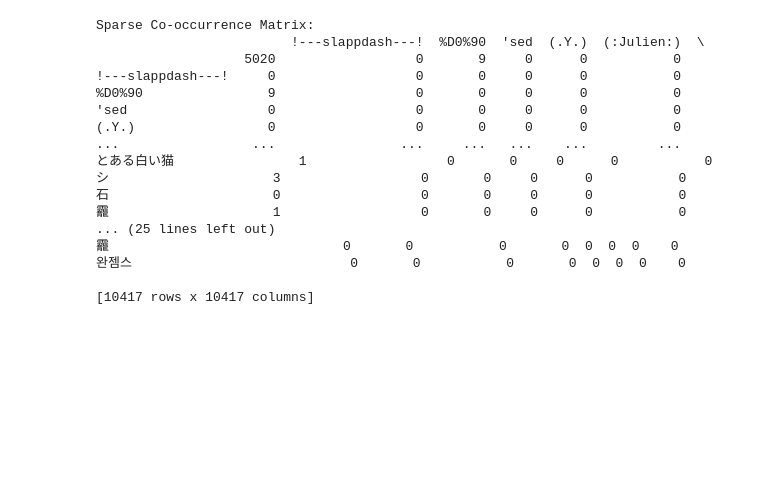
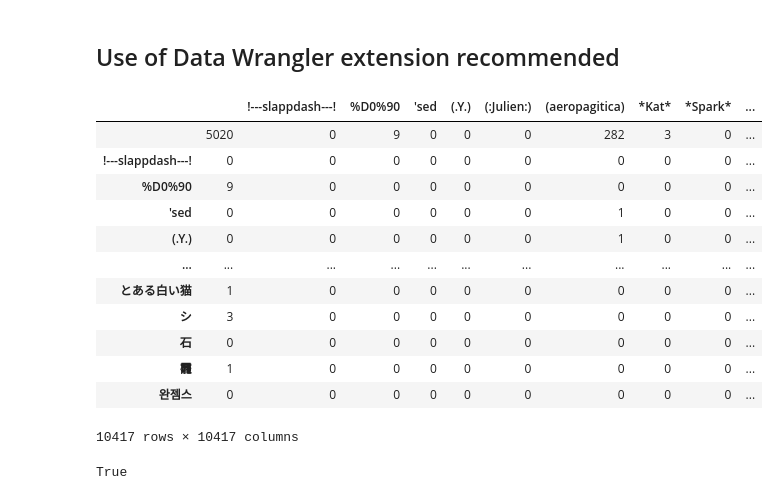
Before and after one commit to epfl-ada/ada-2024-project-supercoolteamname2024, a Jupyter notebook: src/scripts/power_voters.ipynb, the cells around one changed output. Cells and saved outputs as stored; diff of their text form; code cells hidden in the pictures; blank space fills up the shorter version.

```diff
--- a/src/scripts/power_voters.ipynb
+++ b/src/scripts/power_voters.ipynb
@@ -1,3 +1,5 @@
+# %% [markdown]
+## Use of Data Wrangler extension recommended
 # %%
 import pandas as pd
 from itertools import combinations
@@ -64,30 +66,25 @@ for user_list in grouped:
 co_occurrence_df = pd.DataFrame.sparse.from_spmatrix(
     co_occurrence, index=users, columns=users
 )
-
-# Display the sparse co-occurrence matrix
-print("Sparse Co-occurrence Matrix:")
-print(co_occurrence_df)
-
-# Optionally save to a CSV
-# co_occurrence_df.to_csv("wiki_rfa_co_occurrence.csv")
-# %% [output]
-Sparse Co-occurrence Matrix:
-                         !---slappdash---!  %D0%90  'sed  (.Y.)  (:Julien:)  \
-                   5020                  0       9     0      0           0
-!---slappdash---!     0                  0       0     0      0           0
-%D0%90                9                  0       0     0      0           0
-'sed                  0                  0       0     0      0           0
-(.Y.)                 0                  0       0     0      0           0
-...                 ...                ...     ...   ...    ...         ...
-とある白い猫                1                  0       0     0      0           0
-シ                     3                  0       0     0      0           0
-石                     0                  0       0     0      0           0
-龗                     1                  0       0     0      0           0
-... (25 lines left out)
-龗                              0       0           0       0  0  0  0    0
-완젬스                            0       0           0       0  0  0  0    0
-
-[10417 rows x 10417 columns]
+# %%
+co_occurrence_df
+# %% [output]
+|  |  | !---slappdash---! | %D0%90 | 'sed | (.Y.) | (:Julien:) | (aeropagitica) | *Kat* | *Spark* | ... |
+|  | 5020 | 0 | 9 | 0 | 0 | 0 | 282 | 3 | 0 | ... |
+| !---slappdash---! | 0 | 0 | 0 | 0 | 0 | 0 | 0 | 0 | 0 | ... |
+| %D0%90 | 9 | 0 | 0 | 0 | 0 | 0 | 0 | 0 | 0 | ... |
+| 'sed | 0 | 0 | 0 | 0 | 0 | 0 | 1 | 0 | 0 | ... |
+| (.Y.) | 0 | 0 | 0 | 0 | 0 | 0 | 1 | 0 | 0 | ... |
+| ... | ... | ... | ... | ... | ... | ... | ... | ... | ... | ... |
+| とある白い猫 | 1 | 0 | 0 | 0 | 0 | 0 | 0 | 0 | 0 | ... |
+| シ | 3 | 0 | 0 | 0 | 0 | 0 | 0 | 0 | 0 | ... |
+| 石 | 0 | 0 | 0 | 0 | 0 | 0 | 0 | 0 | 0 | ... |
+| 龗 | 1 | 0 | 0 | 0 | 0 | 0 | 0 | 0 | 0 | ... |
+| 완젬스 | 0 | 0 | 0 | 0 | 0 | 0 | 0 | 0 | 0 | ... |
+10417 rows × 10417 columns
+# %%
+print(co_occurrence_df.index.is_unique)
+# %% [output]
+True
 # %%
 import pandas as pd
```
Also changed, not shown: parts of 11 cells of this notebook, 5 other files.
